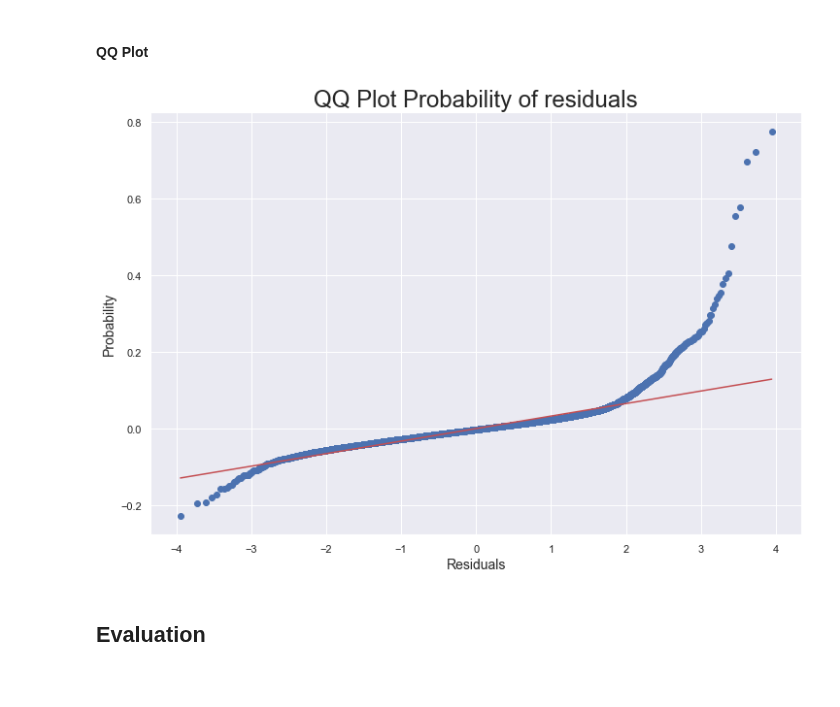
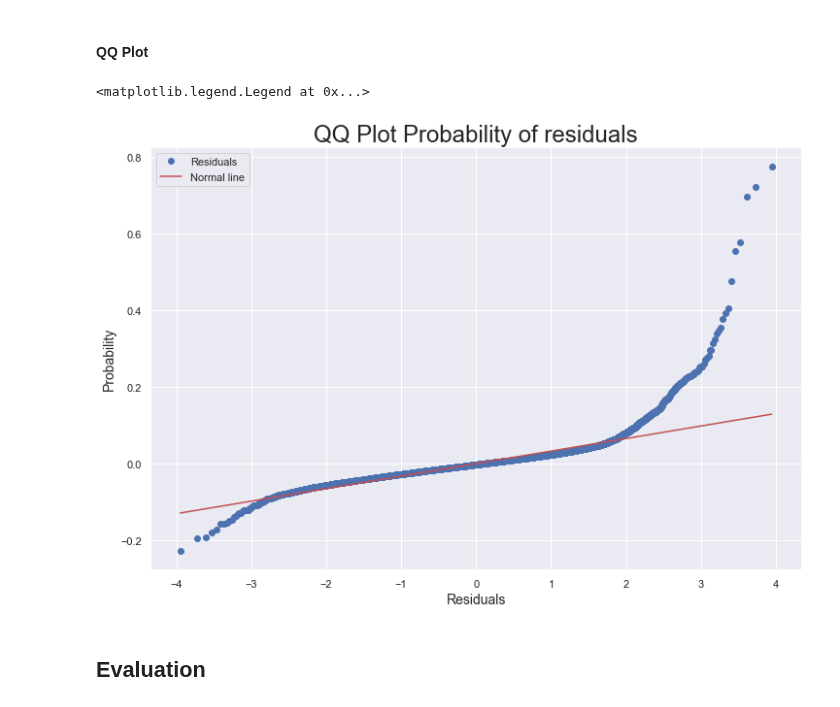
Before and after one commit to griffinhundley/predicting-housing-prices, a Jupyter notebook: Final_Notebook.ipynb, the cells around one changed output. Saved outputs shown, nothing was run; the diff lists cells and outputs as text; code cells hidden in the pictures.

Commit message:
legends

```diff
--- a/Final_Notebook.ipynb
+++ b/Final_Notebook.ipynb
@@ -435,11 +436,13 @@ sns.scatterplot(x = normalized_predicted, y = normalized_residuals);
 # %%
 fig, ax = plt.subplots(figsize = (12, 8))
 stats.probplot(normalized_residuals, plot=plt)
 ax.set_title('QQ Plot Probability of residuals', fontsize = 24)
 ax.set_xlabel('Residuals', fontsize = 14)
-ax.set_ylabel('Probability', fontsize = 14);
+ax.set_ylabel('Probability', fontsize = 14)
+ax.legend(['Residuals','Normal line']);
 # %% [output]
+<matplotlib.legend.Legend at 0x...>
-[figure, old version]
+[figure, new version]
 # %% [markdown]
 ## Evaluation  <a id="Evaluation"></a>
 # %% [markdown]
```
Also changed, not shown: parts of 1 cell of this notebook.
